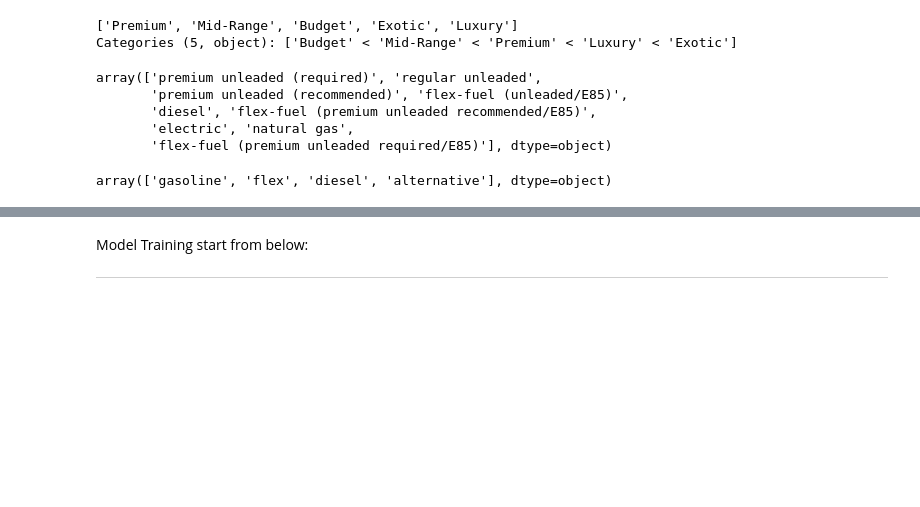
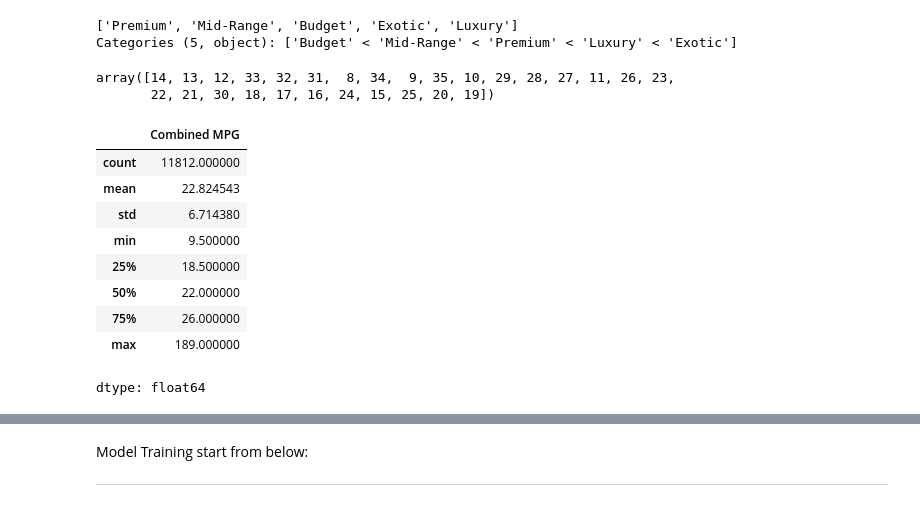
Before and after one commit to dhanesh-vaghasiya/car-model-predictor, a Jupyter notebook: main.ipynb, the cells around one changed output, grey strips where cells are left out. Saved outputs shown, nothing was run; the diff lists cells and outputs as text; code cells hidden in the pictures; blank space fills up the shorter version.

```diff
--- a/main.ipynb
+++ b/main.ipynb
@@ -184,11 +182,9 @@ pd.crosstab(df['Transmission Type'], df['Vehicle Style'])
 | DIRECT_DRIVE | 0 | 0 | 13 | 0 | 0 | 0 | 0 | ... |
 | MANUAL | 319 | 90 | 259 | 106 | 0 | 0 | 320 | ... |
 | UNKNOWN | 2 | 4 | 0 | 0 | 0 | 0 | 2 | ... |
-# %%
-
-df = df[~df['Transmission Type'].isin(['OTHER'])]
-
-df.reset_index(drop=True, inplace=True)
+# %%
+# Replace rare types with 'OTHER'
+df['Transmission Type'] = df['Transmission Type'].replace(['UNKNOWN', 'DIRECT_DRIVE'], 'OTHER')
 # %%
 pd.crosstab(df['Driven_Wheels'], df['Vehicle Style'])
 df.drop(columns=["Popularity"], inplace=True)
@@ -224,14 +207,6 @@ Categories (5, object): ['Budget' < 'Mid-Range' < 'Premium' < 'Luxury' < 'Exotic
 # %%
 df['Car Age'] = 2025 - df['Year']
 df.drop(columns=['Year'], inplace=True)
-# %%
-df["Engine Fuel Type"].unique()
-# %% [output]
-array(['premium unleaded (required)', 'regular unleaded',
-       'premium unleaded (recommended)', 'flex-fuel (unleaded/E85)',
-       'diesel', 'flex-fuel (premium unleaded recommended/E85)',
-       'electric', 'natural gas',
-       'flex-fuel (premium unleaded required/E85)'], dtype=object)
 # %%
 df['Engine Fuel Type'] = df['Engine Fuel Type'].replace({
     'premium unleaded (required)': 'gasoline',
@@ -245,10 +220,24 @@ df['Engine Fuel Type'] = df['Engine Fuel Type'].replace({
     'flex-fuel (premium unleaded required/E85)': 'flex',
     'flex-fuel (unleaded/E85)': 'flex'
 })
-# %%
-df["Engine Fuel Type"].unique()
-# %% [output]
-array(['gasoline', 'flex', 'diesel', 'alternative'], dtype=object)
+# %%
+df["Market Category Count"].unique()
+# %% [output]
+array([14, 13, 12, 33, 32, 31,  8, 34,  9, 35, 10, 29, 28, 27, 11, 26, 23,
+       22, 21, 30, 18, 17, 16, 24, 15, 25, 20, 19])
+# %%
+df["Combined MPG"].describe()
+# %% [output]
+|  | Combined MPG |
+| count | 11812.000000 |
+| mean | 22.824543 |
+| std | 6.714380 |
+| min | 9.500000 |
+| 25% | 18.500000 |
+| 50% | 22.000000 |
+| 75% | 26.000000 |
+| max | 189.000000 |
+dtype: float64
 # %%
 mlb.classes_ = mlb.classes_[mlb.classes_!= "None"]
 # %%
```
Also changed, not shown: parts of 11 cells of this notebook.
